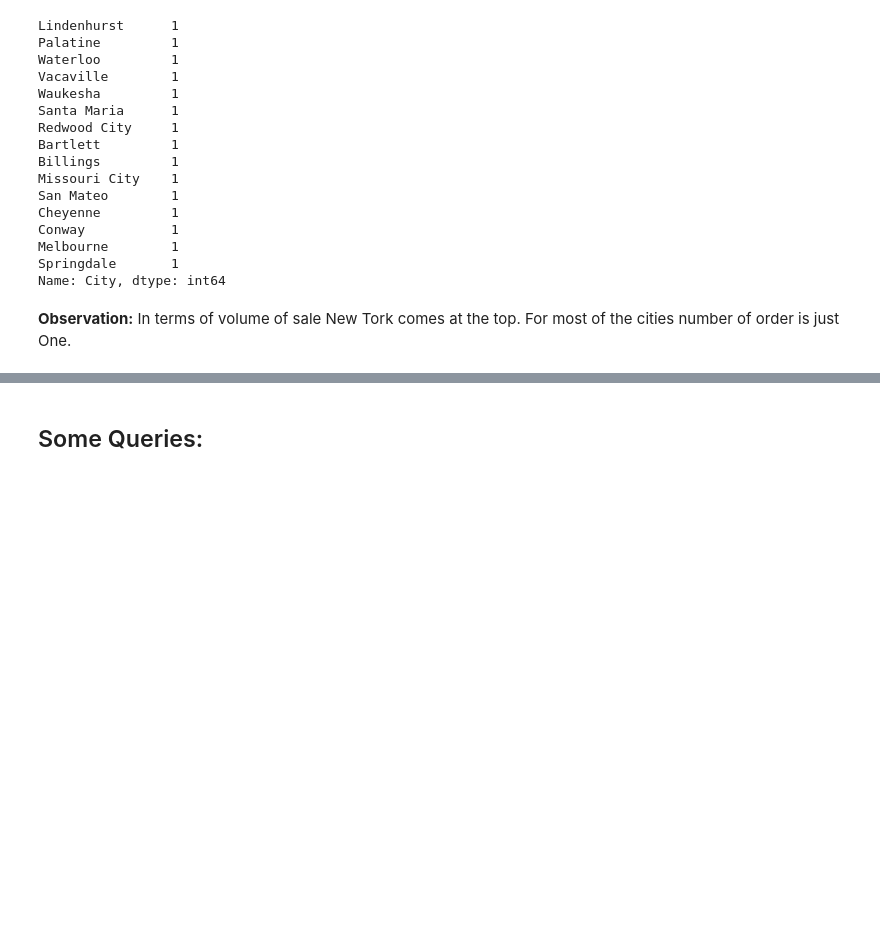
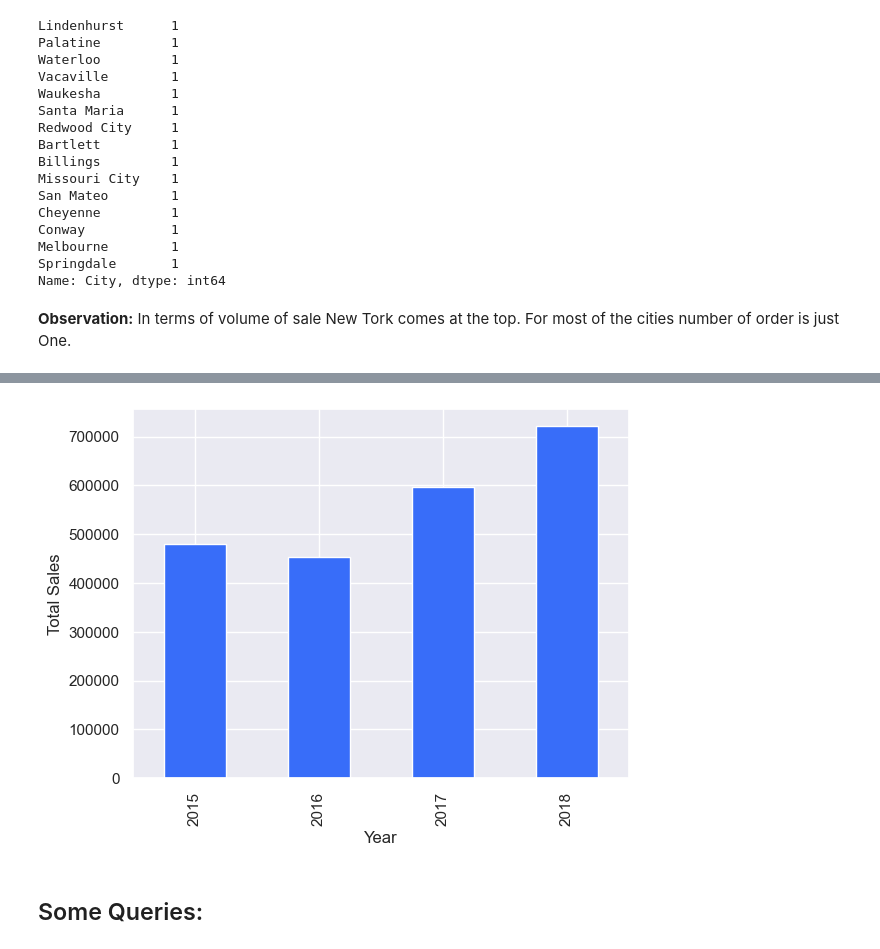
Before and after one commit to sakibtaseen/SuperStore-Exploratory-Analysis, a Jupyter notebook: SuperStore Data Analysis.ipynb, the cells around one changed output, grey strips where cells are left out. Saved outputs shown, nothing was run; the diff lists cells and outputs as text; code cells hidden in the pictures; blank space fills up the shorter version.

```diff
--- a/SuperStore Data Analysis.ipynb
+++ b/SuperStore Data Analysis.ipynb
@@ -372,3 +385,11 @@ Text(0.5, 1.0, 'Percentage of Order by each region')
+# %%
+trend_data['Year'] = trend_data['Order_Year_Month'].apply(lambda x: int(x.split("-")[0]))
+# %%
+trend_data.groupby(by='Year').sum()['Sales'].plot(kind='bar')
+plt.ylabel("Total Sales")
+plt.show()
+# %% [output]
+[figure, added]
 # %% [markdown]
 ## Some Queries:
 # %% [markdown]
```
Also changed, not shown: parts of 14 cells of this notebook.
